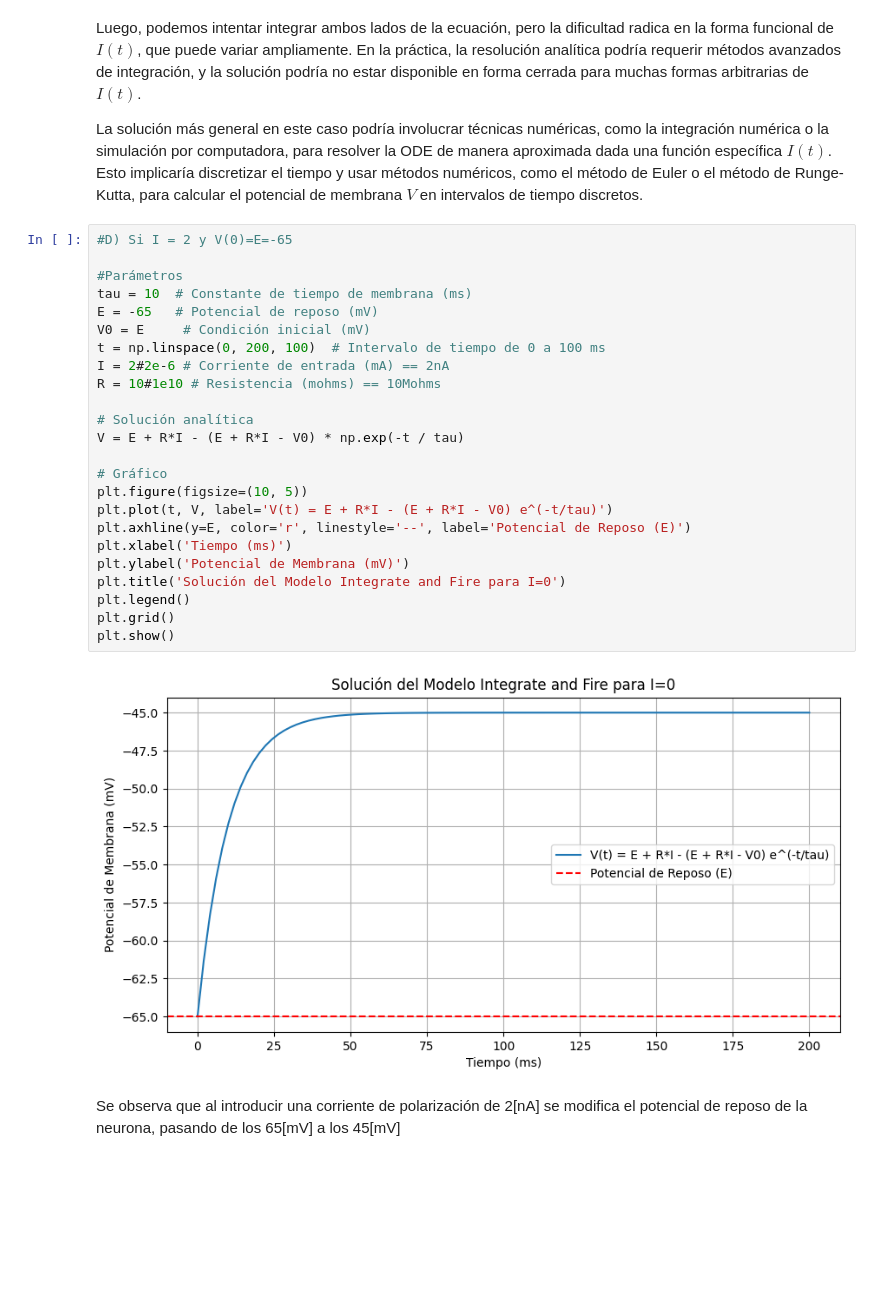
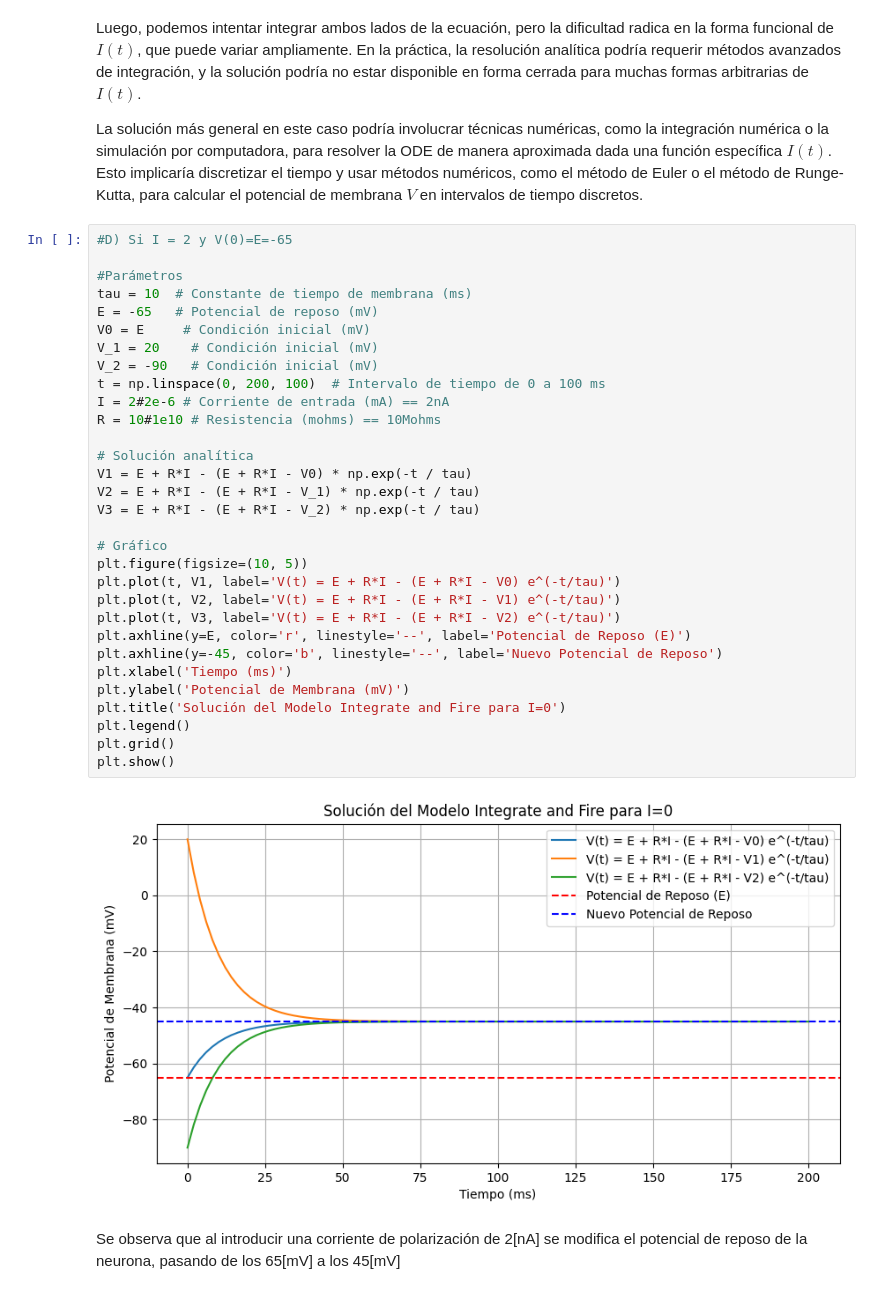
Before and after one commit to nicolassalomon96/Redes_Neuronales_FAMAF, a Jupyter notebook: TPs_Presentables/TP1/TP1_Entregable.ipynb, the cells around one changed output. Saved outputs shown, nothing was run; the diff lists cells and outputs as text; blank space fills up the shorter version.

```diff
--- a/TPs_Presentables/TP1/TP1_Entregable.ipynb
+++ b/TPs_Presentables/TP1/TP1_Entregable.ipynb
@@ -83,29 +85,36 @@ La solución más general en este caso podría involucrar técnicas numéricas,
 # %%
 #D) Si I = 2 y V(0)=E=-65
 
 #Parámetros
 tau = 10  # Constante de tiempo de membrana (ms)
 E = -65   # Potencial de reposo (mV)
 V0 = E     # Condición inicial (mV)
+V_1 = 20    # Condición inicial (mV)
+V_2 = -90   # Condición inicial (mV)
 t = np.linspace(0, 200, 100)  # Intervalo de tiempo de 0 a 100 ms
 I = 2#2e-6 # Corriente de entrada (mA) == 2nA
 R = 10#1e10 # Resistencia (mohms) == 10Mohms
 
 # Solución analítica
-V = E + R*I - (E + R*I - V0) * np.exp(-t / tau)
+V1 = E + R*I - (E + R*I - V0) * np.exp(-t / tau)
+V2 = E + R*I - (E + R*I - V_1) * np.exp(-t / tau)
+V3 = E + R*I - (E + R*I - V_2) * np.exp(-t / tau)
 
 # Gráfico
 plt.figure(figsize=(10, 5))
-plt.plot(t, V, label='V(t) = E + R*I - (E + R*I - V0) e^(-t/tau)')
+plt.plot(t, V1, label='V(t) = E + R*I - (E + R*I - V0) e^(-t/tau)')
+plt.plot(t, V2, label='V(t) = E + R*I - (E + R*I - V1) e^(-t/tau)')
+plt.plot(t, V3, label='V(t) = E + R*I - (E + R*I - V2) e^(-t/tau)')
 plt.axhline(y=E, color='r', linestyle='--', label='Potencial de Reposo (E)')
+plt.axhline(y=-45, color='b', linestyle='--', label='Nuevo Potencial de Reposo')
 plt.xlabel('Tiempo (ms)')
 plt.ylabel('Potencial de Membrana (mV)')
 plt.title('Solución del Modelo Integrate and Fire para I=0')
 plt.legend()
 plt.grid()
 plt.show()
 # %% [output]
-[figure, old version]
+[figure, new version]
 # %% [markdown]
 Se observa que al introducir una corriente de polarización de 2[nA] se modifica el potencial de reposo de la neurona, pasando de los 65[mV] a los 45[mV]
 # %%
```
Also changed, not shown: parts of 5 cells of this notebook, 12 other files.
